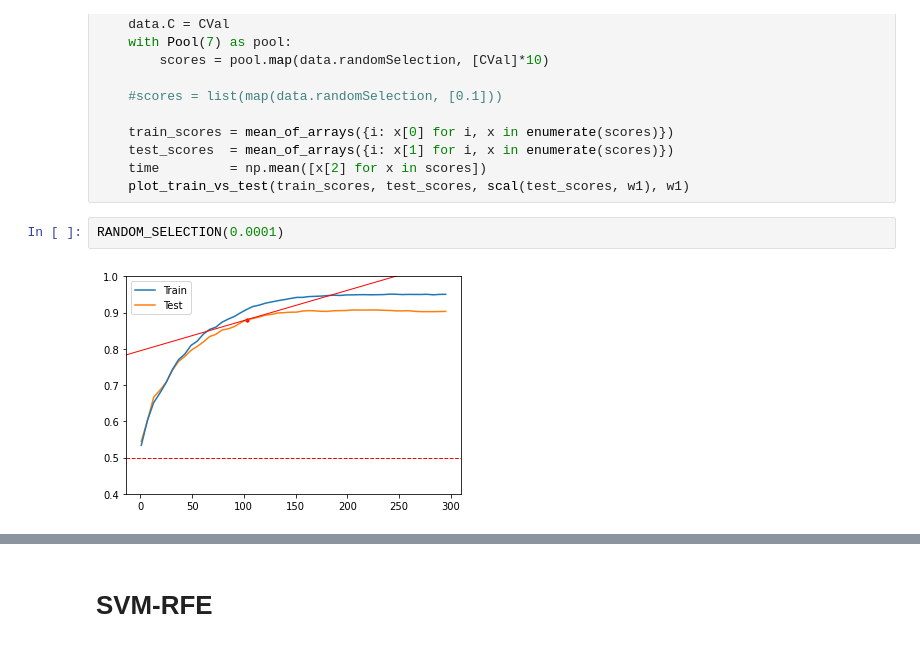
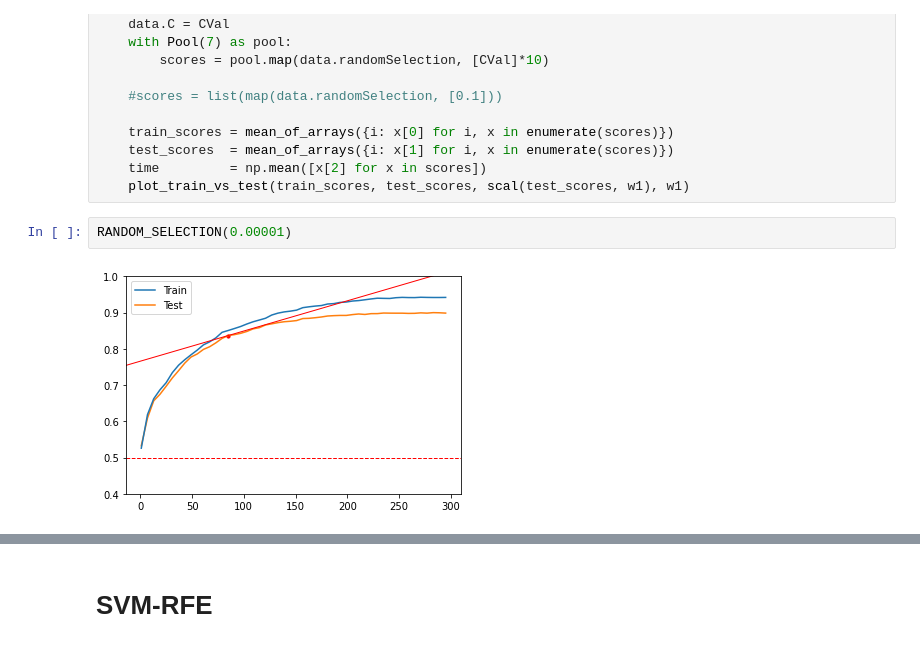
Before and after one commit to elmeunick9/TFG, a Jupyter notebook: Lab/DynamicStep/final1.ipynb, the cells around one changed output, grey strips where cells are left out. Drawn from its saved outputs; the diff is of its cells as text.

```diff
--- a/Lab/DynamicStep/final1.ipynb
+++ b/Lab/DynamicStep/final1.ipynb
@@ -68,6 +68,6 @@ def RANDOM_SELECTION(CVal = 0.1, kernel='liblinear', w1 = [0.8, 0.2]):
     time         = np.mean([x[2] for x in scores])
     plot_train_vs_test(train_scores, test_scores, scal(test_scores, w1), w1)
 # %%
-RANDOM_SELECTION(0.0001)
+RANDOM_SELECTION(0.00001)
 # %% [output]
-[figure, old version]
+[figure, new version]
```
Also changed, not shown: parts of 1 cell of this notebook, 9 other files.
